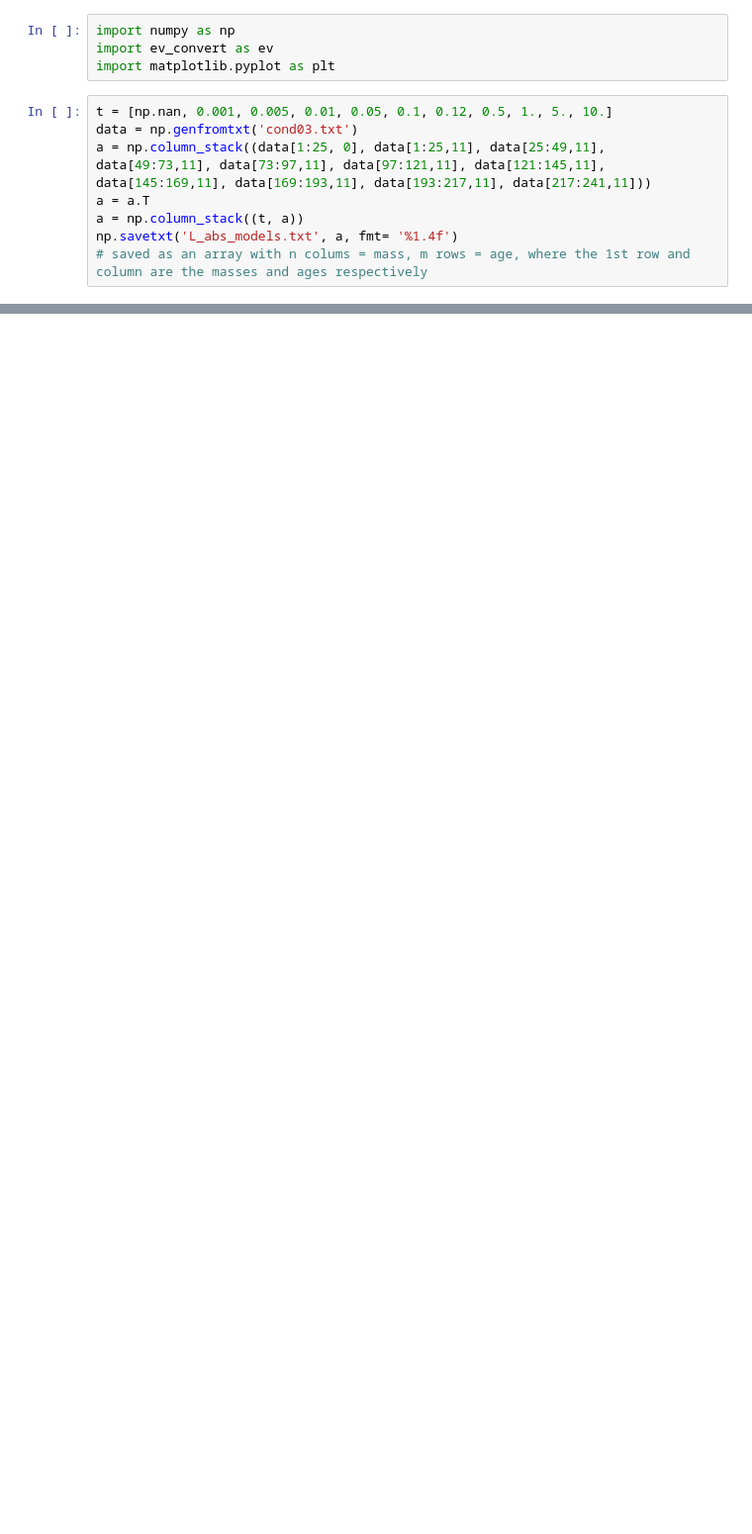
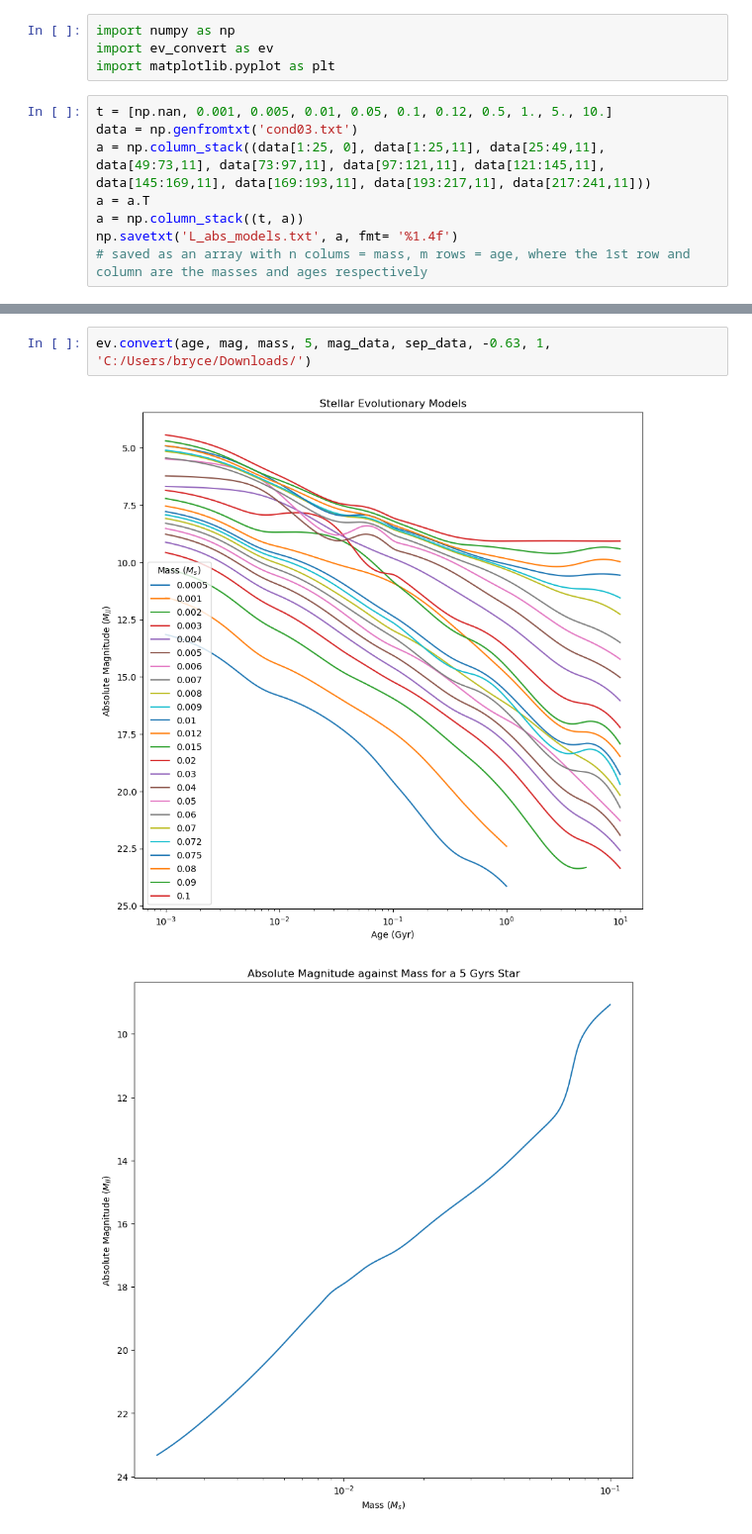
Before and after one commit to BryceDixon/High_Contrast_Imaging, a Jupyter notebook: contrast_curve_converter.ipynb, the cells around one changed output, grey strips where cells are left out. Shown: that part at 99% size. Drawn from its saved outputs; the diff is of its cells as text; blank space fills up the shorter version.

```diff
--- a/contrast_curve_converter.ipynb
+++ b/contrast_curve_converter.ipynb
@@ -32,0 +45,5 @@ ax.invert_yaxis()
+# %%
+ev.convert(age, mag, mass, 5, mag_data, sep_data, -0.63, 1, 'C:/Users/bryce/Downloads/')
+# %% [output]
+[figure, added]
+[figure, added]
```
Also changed, not shown: parts of 4 cells of this notebook, 1 other file.
